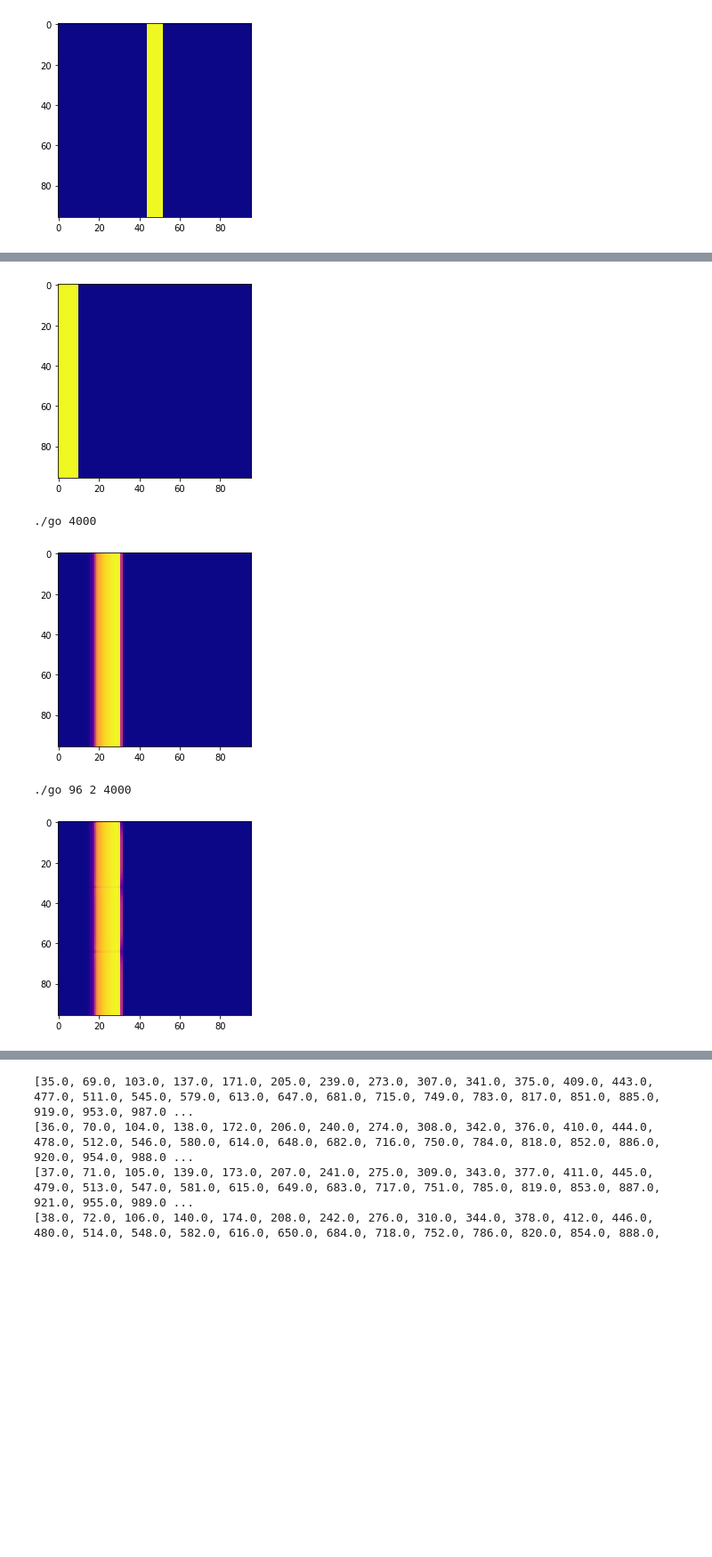
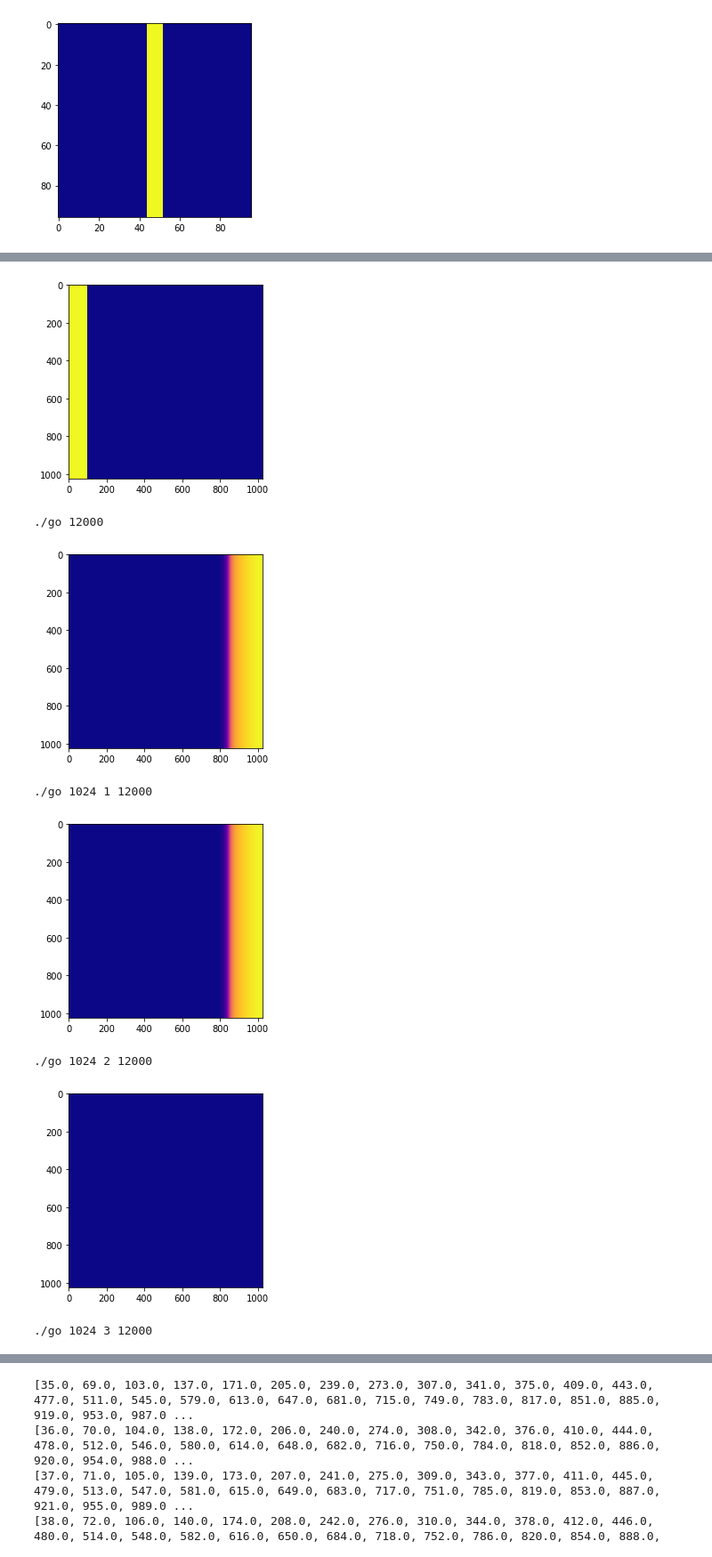
Before and after one commit to sabiomito/uffgpu2019, a Jupyter notebook: readmeContent/colabNotebook.ipynb, the cells around one changed output, grey strips where cells are left out. Shown at 89% size. Drawn from its saved outputs; the diff is of its cells as text; code cells hidden in the pictures; blank space fills up the shorter version.

```diff
--- a/readmeContent/colabNotebook.ipynb
+++ b/readmeContent/colabNotebook.ipynb
@@ -219,11 +240,12 @@ images = []
 for filename in filenames:
     images.append(imageio.imread(filename))
 imageio.mimsave('animatedFolder/animated0.gif', images)
+max 21 times
 '''
 
-for times in range(2,3,1):
+for times in range(1,21,1):
   filenames = []
-  for i in range(1,12000,200):
+  for i in range(1,19000,200):
     compile2(96,times,i)
     filenames.append(saveToGif(i))
   images = []
@@ -251,0 +274,22 @@ for times in range(2,3,1):
+# %%
+#!nvcc 2DstencilGPUSharedMemoryKarmaSpaceTimeBlockingTimeTest.cu  -o go -D MODEL_WIDTH=256
+#! ./go 256 15 4000
+#img = show()
+import imageio
+for size in range(64,800,32):
+  fazEntrada(size,False)
+  filenames = []
+  for i in range(1,19000,400):
+    compile4(size,15,i)
+    filenames.append(saveToGif(i))
+  images = []
+  for filename in filenames:
+      images.append(imageio.imread(filename))
+  imageio.mimsave('animatedFolder/animated0'+str(size)+'.gif', images)
+
+'''
+for i in range(32,800,32):
+  print("Entrada ")
+  fazEntrada(i,False)
+  compile4(i,15,6000)
+'''
@@ -252,22 +314,26 @@ for times in range(2,3,1):
 # %%
 from matplotlib import pyplot as plt
 arquivo = open('entrada.txt', 'r')
 img = []
 for linha in arquivo:
     img.append(list(map(int,linha.split())))
 #print(img)
 arquivo.close()
 plt.imshow(img,cmap='plasma')
 plt.show()
 
-#for i in range(1,6000,250):
-compile(4000)
+#for i in range(1,30,1):
+compile(12000)
 img = show()
-compile2(96,2,4000)
-img = show()
+for i in range(1,21,1):
+  compile3(1024,i,12000)
+  img = show()
 # %% [output]
-[figure, old version]
+[figure, new version]
-./go 4000
+./go 12000
-[figure, old version]
+[figure, new version]
-./go 96 2 4000
+./go 1024 1 12000
-[figure, old version]
+[figure, new version]
+./go 1024 2 12000
+[figure, added]
+./go 1024 3 12000
```
Also changed, not shown: parts of 7 cells of this notebook, 5 other files.
